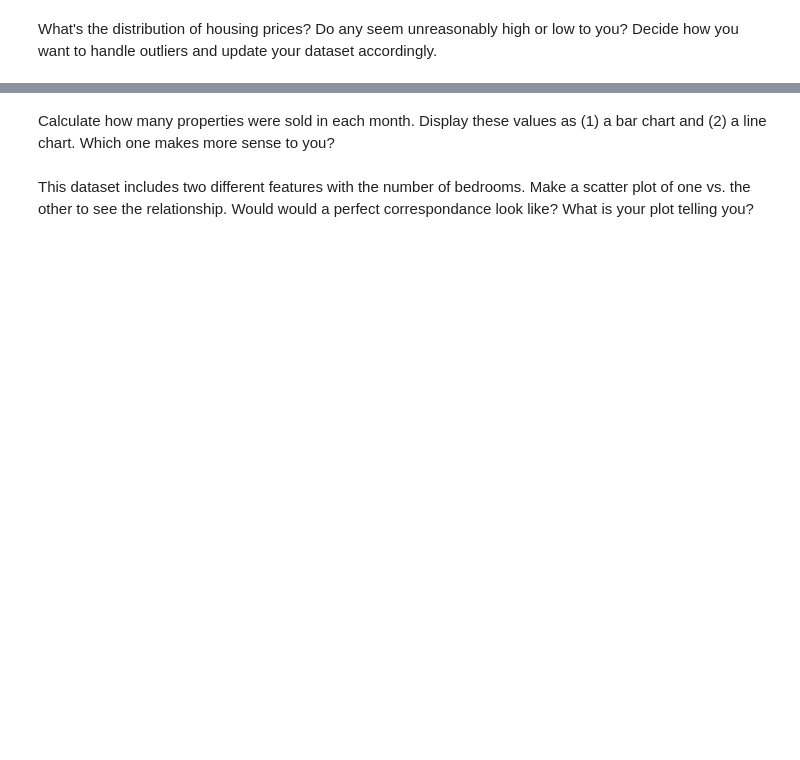
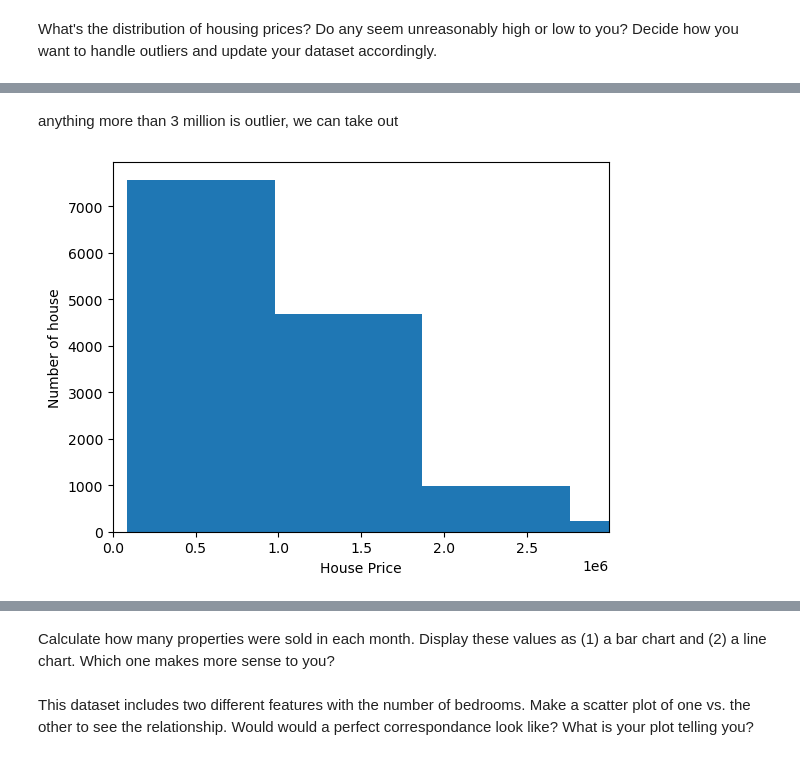
Before and after one commit to thanhvu911/machine-learning, a Jupyter notebook: Lecture 2 - Data exploration activity.ipynb, the cells around one changed output, grey strips where cells are left out. Drawn from its saved outputs; the diff is of its cells as text; code cells hidden in the pictures; blank space fills up the shorter version.

```diff
--- a/Lecture 2 - Data exploration activity.ipynb
+++ b/Lecture 2 - Data exploration activity.ipynb
@@ -50,0 +263,10 @@ What's the distribution of housing prices? Do any seem unreasonably high or low
+# %% [markdown]
+anything more than 3 million is outlier, we can take out
+# %%
+plt.hist(clean_data['Price'])
+plt.xlabel('House Price')
+plt.ylabel('Number of house')
+plt.xlim(0,p_cutoff)
+plt.show()
+# %% [output]
+[figure, added]
```
Also changed, not shown: parts of 27 cells of this notebook.
